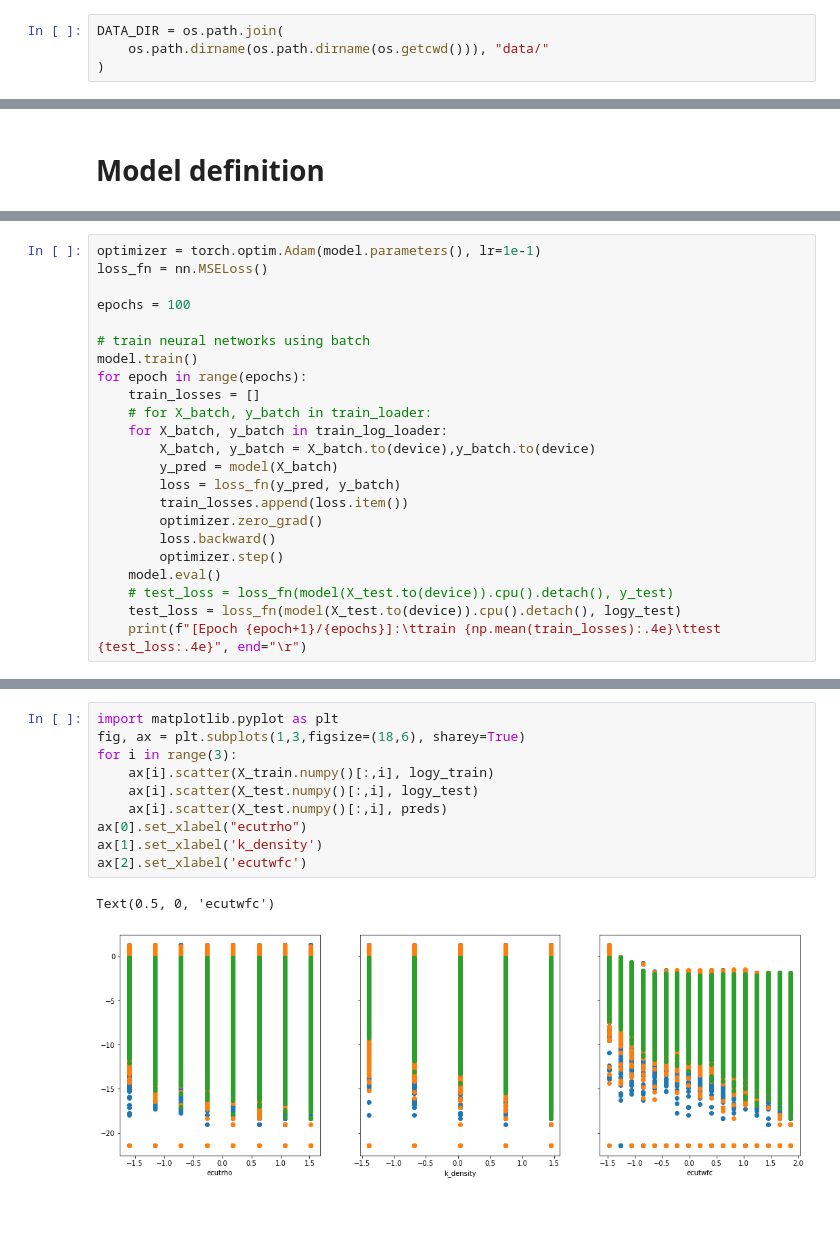
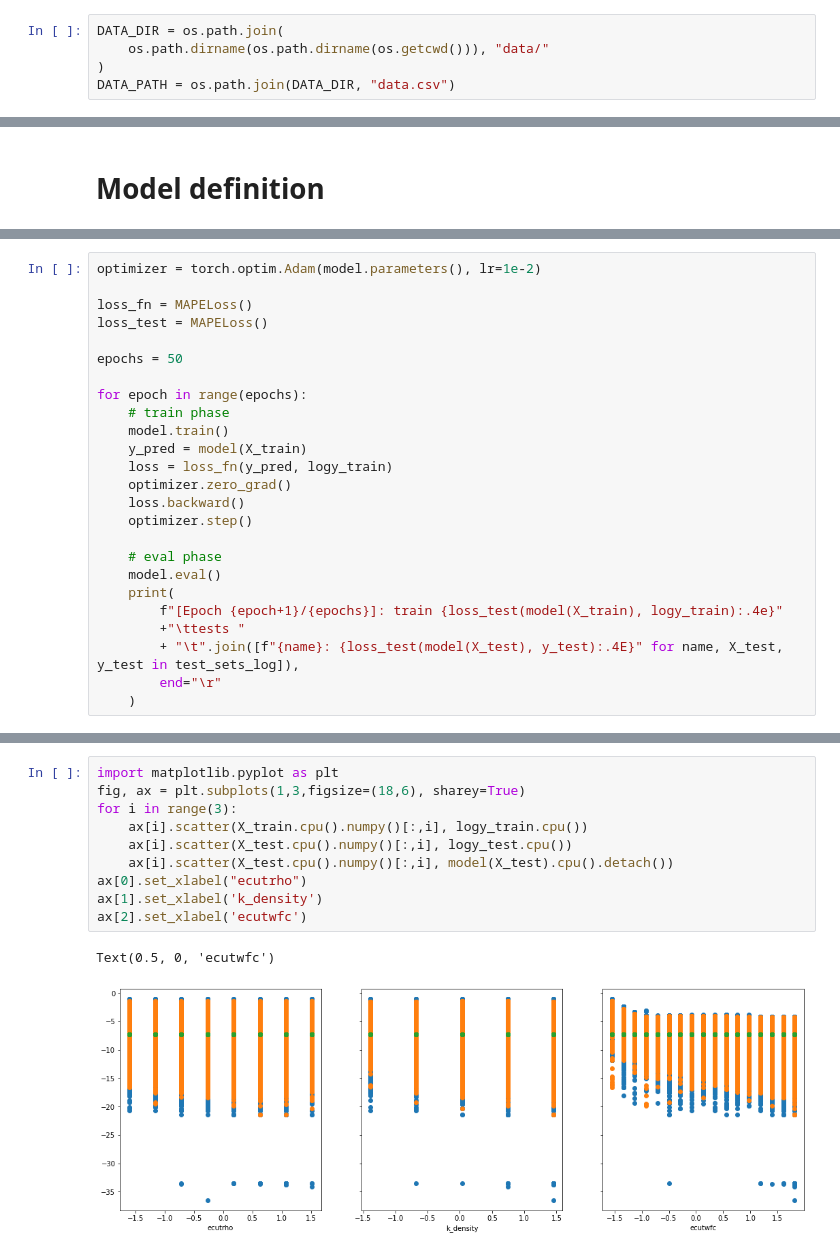
Before and after one commit to CS-433/ml-project-2-aiidalearn, a Jupyter notebook: code/simple_regression/delta_E_NeuralNet.ipynb, the cells around one changed output, grey strips where cells are left out. Saved outputs shown, nothing was run; the diff lists cells and outputs as text; blank space fills up the shorter version.

Commit message:
Update neural net notebook

```diff
--- a/code/simple_regression/delta_E_NeuralNet.ipynb
+++ b/code/simple_regression/delta_E_NeuralNet.ipynb
@@ -23,4 +31,5 @@ from tools.utils import (PERIODIC_TABLE_INFO, PTC_COLNAMES, Encoding,
 DATA_DIR = os.path.join(
     os.path.dirname(os.path.dirname(os.getcwd())), "data/"
 )
+DATA_PATH = os.path.join(DATA_DIR, "data.csv")
 # %%
@@ -120,24 +123,26 @@ model = model.to(device)
 # %%
-optimizer = torch.optim.Adam(model.parameters(), lr=1e-1)
-loss_fn = nn.MSELoss()
+optimizer = torch.optim.Adam(model.parameters(), lr=1e-2)
 
-epochs = 100
+loss_fn = MAPELoss()
+loss_test = MAPELoss()
 
-# train neural networks using batch
-model.train()
+epochs = 50
+
 for epoch in range(epochs):
-    train_losses = []
-    # for X_batch, y_batch in train_loader:
-    for X_batch, y_batch in train_log_loader:
-        X_batch, y_batch = X_batch.to(device),y_batch.to(device)
-        y_pred = model(X_batch)
-        loss = loss_fn(y_pred, y_batch)
-        train_losses.append(loss.item())
-        optimizer.zero_grad()
-        loss.backward()
-        optimizer.step()
+    # train phase
+    model.train()
+    y_pred = model(X_train)
+    loss = loss_fn(y_pred, logy_train)
+    optimizer.zero_grad()
+    loss.backward()
+    optimizer.step()
+
+    # eval phase
     model.eval()
-    # test_loss = loss_fn(model(X_test.to(device)).cpu().detach(), y_test)
-    test_loss = loss_fn(model(X_test.to(device)).cpu().detach(), logy_test)
-    print(f"[Epoch {epoch+1}/{epochs}]:\ttrain {np.mean(train_losses):.4e}\ttest {test_loss:.4e}", end="\r")
+    print(
+        f"[Epoch {epoch+1}/{epochs}]: train {loss_test(model(X_train), logy_train):.4e}"
+        +"\ttests "
+        + "\t".join([f"{name}: {loss_test(model(X_test), y_test):.4E}" for name, X_test, y_test in test_sets_log]),
+        end="\r"
+    )
 # %% [output]
@@ -147,13 +172,13 @@ preds = model(X_test.to(device)).cpu().detach().numpy().squeeze()
 # %%
 import matplotlib.pyplot as plt
 fig, ax = plt.subplots(1,3,figsize=(18,6), sharey=True)
 for i in range(3):
-    ax[i].scatter(X_train.numpy()[:,i], logy_train)
-    ax[i].scatter(X_test.numpy()[:,i], logy_test)
-    ax[i].scatter(X_test.numpy()[:,i], preds)
+    ax[i].scatter(X_train.cpu().numpy()[:,i], logy_train.cpu())
+    ax[i].scatter(X_test.cpu().numpy()[:,i], logy_test.cpu())
+    ax[i].scatter(X_test.cpu().numpy()[:,i], model(X_test).cpu().detach())
 ax[0].set_xlabel("ecutrho")
 ax[1].set_xlabel('k_density')
 ax[2].set_xlabel('ecutwfc')
 # %% [output]
 Text(0.5, 0, 'ecutwfc')
-[figure, old version]
+[figure, new version]
```
Also changed, not shown: parts of 19 cells of this notebook.
